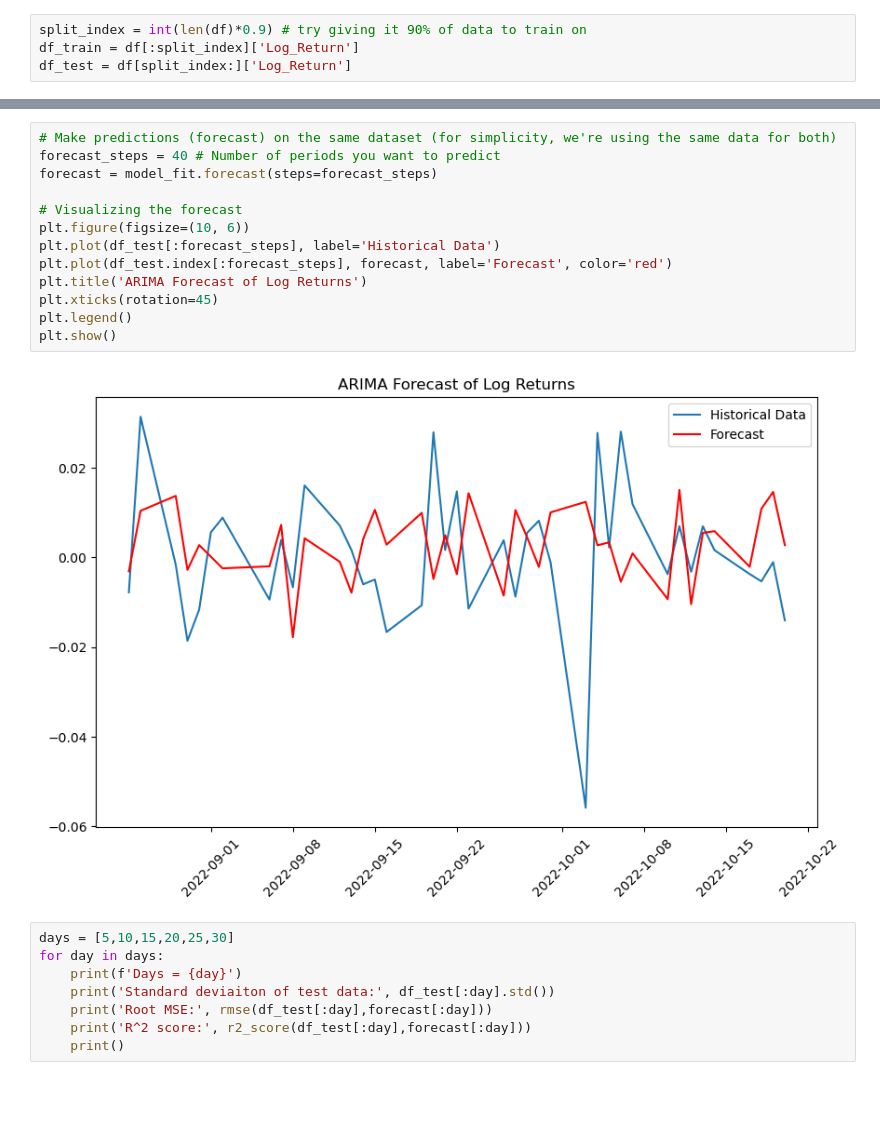
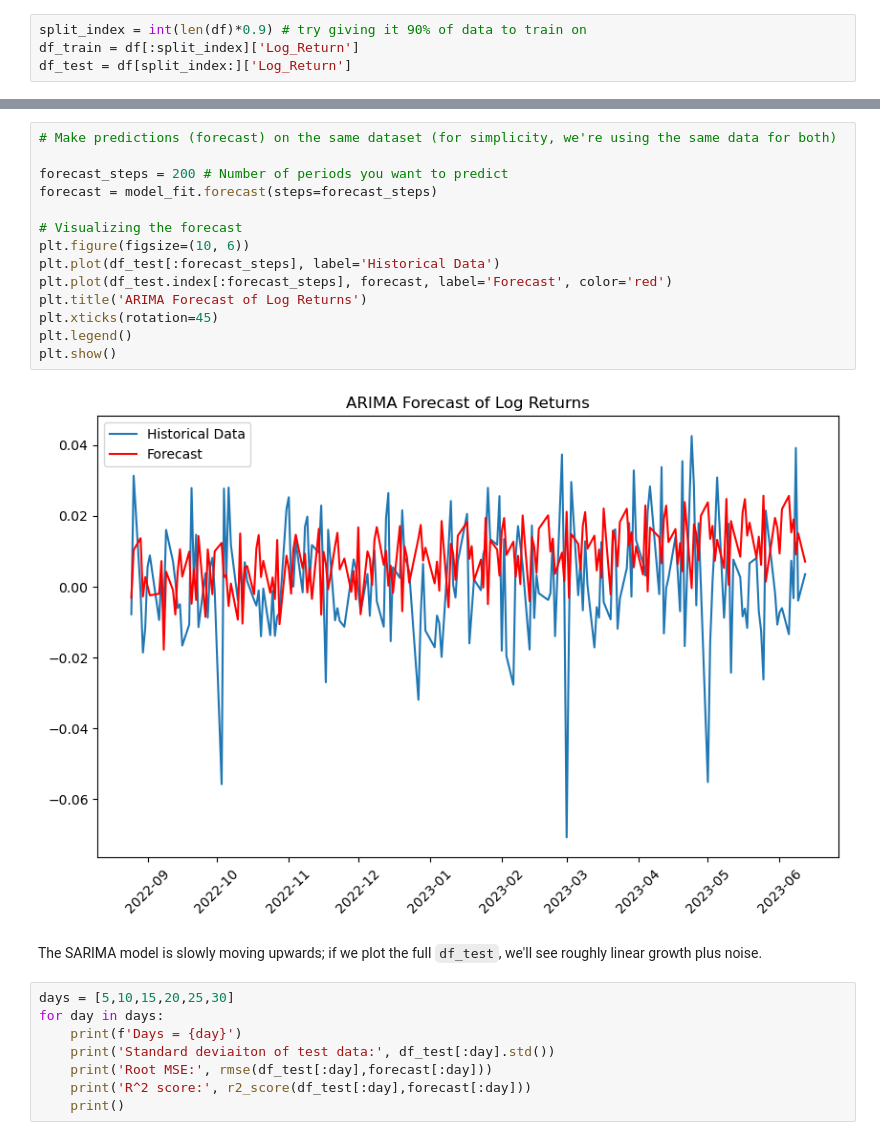
Before and after one commit to TianhaoW/ErdosAgriDerivPredict, a Jupyter notebook: notebooks/sugar_EDA.ipynb, the cells around one changed output, grey strips where cells are left out. Saved outputs shown, nothing was run; the diff lists cells and outputs as text; blank space fills up the shorter version.

```diff
--- a/notebooks/sugar_EDA.ipynb
+++ b/notebooks/sugar_EDA.ipynb
@@ -508,19 +520,22 @@ Warnings:
 [1] Covariance matrix calculated using the outer product of gradients (complex-step).
 # %%
 # Make predictions (forecast) on the same dataset (for simplicity, we're using the same data for both)
-forecast_steps = 40 # Number of periods you want to predict
+
+forecast_steps = 200 # Number of periods you want to predict
 forecast = model_fit.forecast(steps=forecast_steps)
 
 # Visualizing the forecast
 plt.figure(figsize=(10, 6))
 plt.plot(df_test[:forecast_steps], label='Historical Data')
 plt.plot(df_test.index[:forecast_steps], forecast, label='Forecast', color='red')
 plt.title('ARIMA Forecast of Log Returns')
 plt.xticks(rotation=45)
 plt.legend()
 plt.show()
 # %% [output]
-[figure, old version]
+[figure, new version]
+# %% [markdown]
+The SARIMA model is slowly moving upwards; if we plot the full `df_test`, we'll see roughly linear growth plus noise.
 # %%
 days = [5,10,15,20,25,30]
 for day in days:
```
Also changed, not shown: parts of 8 cells of this notebook.
